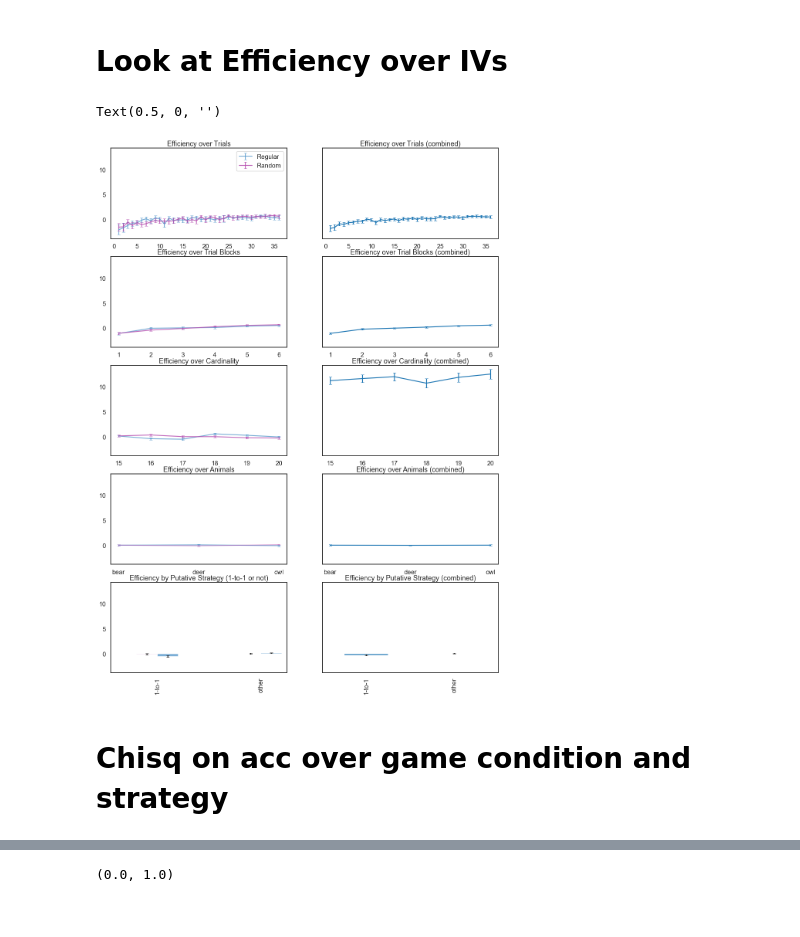
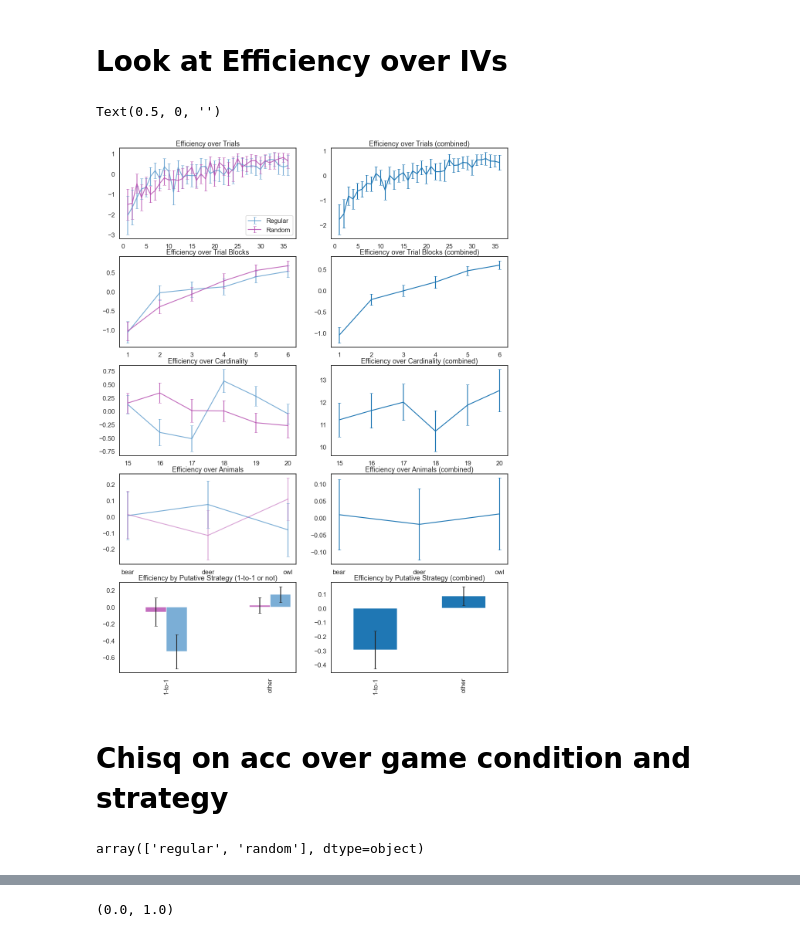
Before and after one commit to cogtoolslab/improvised_numerals, a Jupyter notebook: analysis/iternum2_analysis.ipynb, the cells around one changed output, grey strips where cells are left out. Saved outputs shown, nothing was run; the diff lists cells and outputs as text; code cells hidden in the pictures.

```diff
--- a/analysis/iternum2_analysis.ipynb
+++ b/analysis/iternum2_analysis.ipynb
@@ -455,26 +451,42 @@ def show_targ_and_sketch(ID,trialnum,disp=True):
     for im in images:
         whole_trial.paste(im, (0,y_offset))
         y_offset += im.size[1] + 5
-    if disp == True:
+    if disp == True:    # this is for displaying it in the jupyter GUI
         display(whole_trial)
     return whole_trial
 
-def show_targs_sketches_game(ID,save=False):
+def show_targs_sketches_game(ID,save=False,by_trial=True):
     """
     This function takes in a gameID and shows sketches and their targets for every trial, side by side.
     Optionally, it will save this output into a png.
     """
-
+    d = D[D.gameID == ID]
     # either make the width same as [possibly incomplete game] or hard-code it
-    numTrials = int(D[D.gameID == ID]['trialNum'].max())
+    numTrials = int(d['trialNum'].max())
 #     width = numTrials
     width = 36
 
-    whole_game = Image.new('RGBA', (width*100, 205),color='white')
-    whole_game.putalpha(0)
-    for trial_num in np.arange(1,numTrials+1):
-        trial = show_targ_and_sketch(ID,trial_num,disp=False)
-        whole_game.paste(trial,(trial_num*100-100,0))
+    if by_trial == False:
+        whole_game = Image.new('RGBA', (int(width*100/2), 410),color='white') # /2 because 2 halves of the experiment
+        whole_game.putalpha(0)
+        cardinalities = np.sort(d['cardinality'].unique())
+        animals = d['category'].unique()
+        for i,c in enumerate(cardinalities):
+            for j,a in enumerate(animals):
+                # get all the instances of this cardinality-animal combo in the game (there are 2!)
+                trialnums = d[(d.cardinality == c) & (d.category == a)]['trialNum'].unique()
+                for k,t in enumerate(trialnums):
+                    trial = show_targ_and_sketch(ID,int(t),disp=False)
+                    whole_game.paste(trial,(j*100+i*300,k*205)) # k is binary - either 0 or 205
+#                     print(i,j,k)
+#                     clear_output(wait=True)
+
+    if by_trial == True:
+        whole_game = Image.new('RGBA', (width*100, 205),color='white')
+        whole_game.putalpha(0)
+        for trial_num in np.arange(1,numTrials+1):
+            trial = show_targ_and_sketch(ID,trial_num,disp=False)
+            whole_game.paste(trial,(trial_num*100-100,0))
 
     if save == True:
         condition = D[D.gameID == ID]['Game_Condition'].values[0]
@@ -496,7 +508,7 @@ def show_targs_sketches_game(ID,save=False):
 for i,game_id in enumerate(good_games):
     print("Now generating sketch + stim display for {} ({} of {})".format(game_id,i+1,len(good_games)))
     clear_output(wait=True)
-    show_targs_sketches_game(game_id,save=True)
+    show_targs_sketches_game(game_id,save=True,by_trial=False)
 
 print("Done")
 # %% [output]
@@ -818,7 +823,7 @@ fig, ((trials1,trials2),
       (blocks1,blocks2),
       (cards1,cards2),
       (cats1,cats2),
-      (strat1,strat2)) = plt.subplots(nrows=5, ncols=2,figsize=(18,25),sharey=True)
+      (strat1,strat2)) = plt.subplots(nrows=5, ncols=2,figsize=(18,25),sharey=False)
 
 blah = get_confint(pd.DataFrame(Dreg.groupby(['trialNum']).agg(['mean', 'count', 'std']))['efficiency'])
 blah.plot(ax=trials1, y='mean',yerr=blah['ci95_hi'] - blah['mean'],capsize=c,legend=None,color='#5a9acc',alpha=a)
@@ -867,33 +872,37 @@ cards2.set_xlabel("")
 
 
 blah = get_confint(pd.DataFrame(Dreg.groupby(['category']).agg(['mean', 'count', 'std']))['efficiency'])
 blah.plot(ax=cats1, y='mean',yerr=blah['ci95_hi'] - blah['mean'],capsize=c,legend=None,color='#5a9acc',alpha=a)
 blah = get_confint(pd.DataFrame(Dran.groupby(['category']).agg(['mean', 'count', 'std']))['efficiency'])
 blah.plot(ax=cats1, y='mean',yerr=blah['ci95_hi'] - blah['mean'],capsize=c,legend=None,color='#b54aae',alpha=.5)
 cats1.set_title("Efficiency over Animals")
 # cats1.set_ylim(0,1)
 cats1.set_xlabel("")
 blah = get_confint(pd.DataFrame(D.groupby(['category']).agg(['mean', 'count', 'std']))['efficiency'])
 blah.plot(ax=cats2, y='mean',yerr=blah['ci95_hi'] - blah['mean'],capsize=c,legend=None)
 cats2.set_title("Efficiency over Animals (combined)")
 # cats2.set_ylim(0,1)
 cats2.set_xlabel("")
 
 
 blah = get_confint(pd.DataFrame(Dreg.groupby(['putative_1to1']).agg(['mean', 'count', 'std']))['efficiency'])
 blah.plot.bar(ax=strat1,position=0,width=.2, y='mean',yerr=blah['ci95_hi'] - blah['mean'],capsize=c,legend=None,color='#5a9acc',alpha=a)
 blah = get_confint(pd.DataFrame(Dran.groupby(['putative_1to1']).agg(['mean', 'count', 'std']))['efficiency'])
 blah.plot.bar(ax=strat1,position=1,width=.2, y='mean',yerr=blah['ci95_hi'] - blah['mean'],capsize=c,legend=None,color='#b54aae',alpha=a)
 strat1.set_title("Efficiency by Putative Strategy (1-to-1 or not)")
 # strat1.set_ylim(0,1)
 strat1.set_xlabel("")
 blah = get_confint(pd.DataFrame(D.groupby(['putative_1to1']).agg(['mean', 'count', 'std']))['efficiency'])
 blah.plot.bar(ax=strat2, y='mean',yerr=blah['ci95_hi'] - blah['mean'],capsize=c,legend=None)
 strat2.set_title("Efficiency by Putative Strategy (combined)")
 # strat2.set_ylim(0,1)
 strat2.set_xlabel("")
 # %% [output]
 Text(0.5, 0, '')
-[figure, old version]
+[figure, new version]
 # %% [markdown]
 # Chisq on acc over game condition and strategy
+# %%
+D.Regularity.unique()
+# %% [output]
+array(['regular', 'random'], dtype=object)
```
Also changed, not shown: parts of 17 cells of this notebook, 4 other files.
